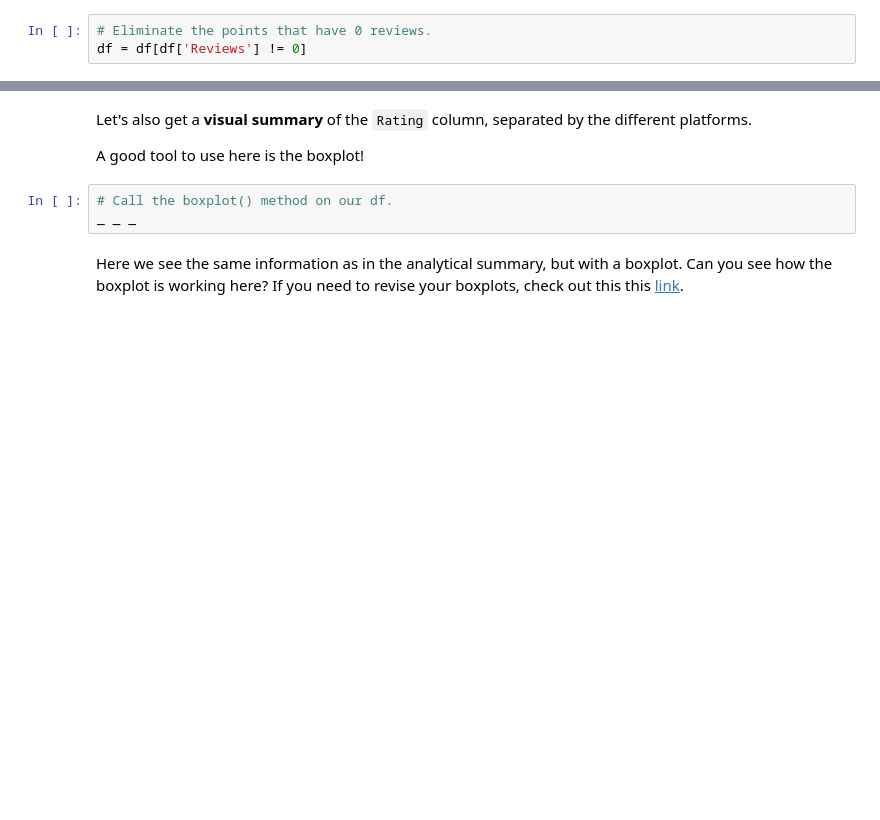
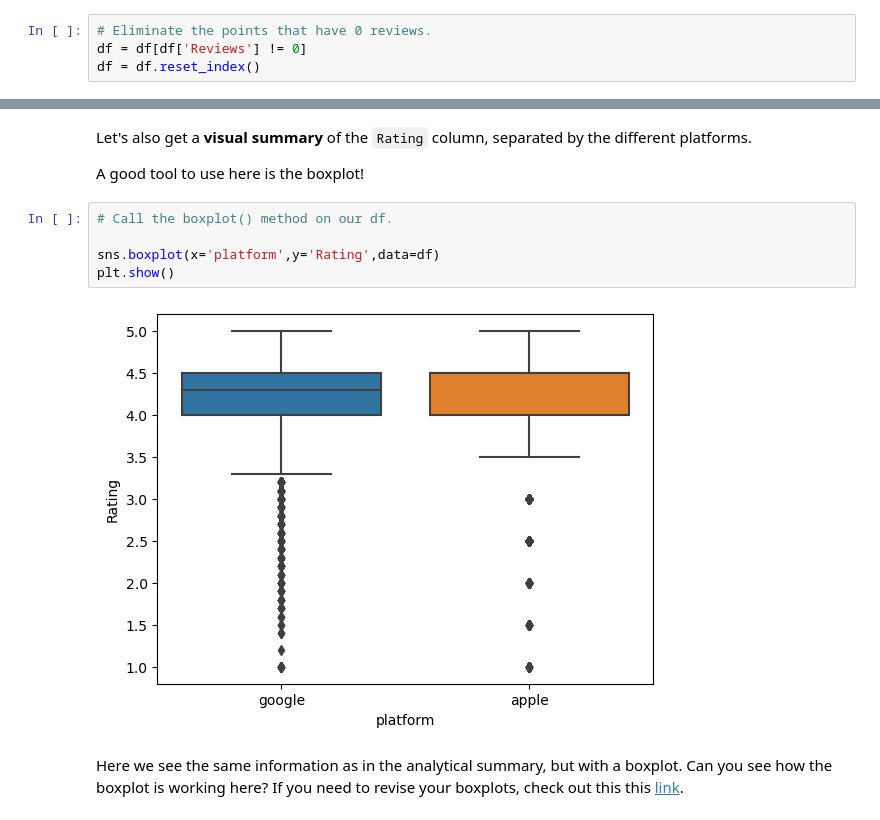
Before and after one commit to nhongphuc/Springboard, a Jupyter notebook: Integrating_Apps/Springboard Apps project - Tier 3 - Complete.ipynb, the cells around one changed output, grey strips where cells are left out. Saved outputs shown, nothing was run; the diff lists cells and outputs as text; blank space fills up the shorter version.

```diff
--- a/Integrating_Apps/Springboard Apps project - Tier 3 - Complete.ipynb
+++ b/Integrating_Apps/Springboard Apps project - Tier 3 - Complete.ipynb
@@ -348,6 +349,7 @@ dtype: int64
 # %%
 # Eliminate the points that have 0 reviews.
 df = df[df['Reviews'] != 0]
+df = df.reset_index()
 # %% [markdown]
 ### 2g. Summarize the data visually and analytically (by the column `platform`)
 # %% [markdown]
@@ -386,7 +393,11 @@ Let's also get a **visual summary** of the `Rating` column, separated by the dif
 A good tool to use here is the boxplot!
 # %%
 # Call the boxplot() method on our df.
-_ _ _
+
+sns.boxplot(x='platform',y='Rating',data=df)
+plt.show()
+# %% [output]
+[figure, added]
 # %% [markdown]
 Here we see the same information as in the analytical summary, but with a boxplot. Can you see how the boxplot is working here? If you need to revise your boxplots, check out this this [link](https://www.kaggle.com/ramamet4/app-store-apple-data-set-10k-apps).
 # %% [markdown]
```
Also changed, not shown: parts of 14 cells of this notebook.
